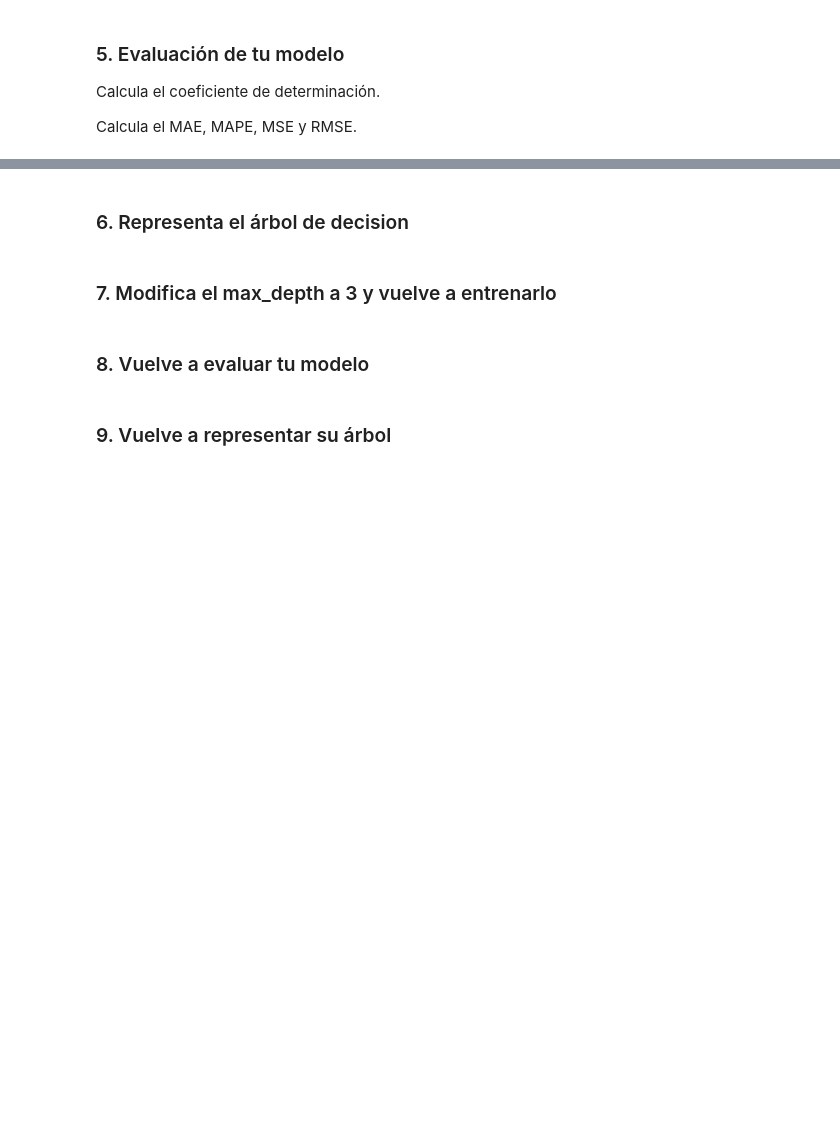
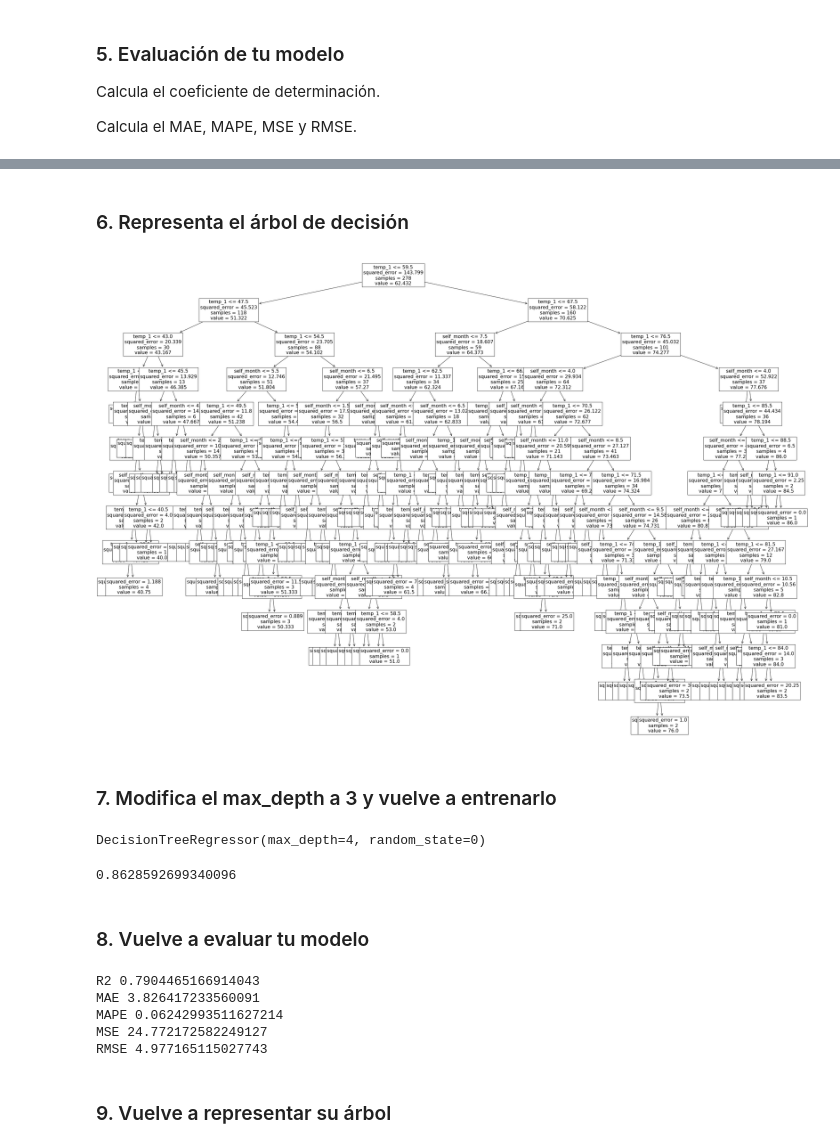
Before and after one commit to MNievas12/2304_dsft_thebridge, a Jupyter notebook: 3-Machine_Learning/1-Supervisado/3-RegorClass/5-Decision_Trees/ejercicio/DTrees_reg_class.ipynb, the cells around one changed output, grey strips where cells are left out. Cells and saved outputs as stored; diff of their text form; code cells hidden in the pictures; blank space fills up the shorter version.

```diff
--- a/3-Machine_Learning/1-Supervisado/3-RegorClass/5-Decision_Trees/ejercicio/DTrees_reg_class.ipynb
+++ b/3-Machine_Learning/1-Supervisado/3-RegorClass/5-Decision_Trees/ejercicio/DTrees_reg_class.ipynb
@@ -22,2 +186,12 @@ Son datos de temperaturas tomados de la ciudad de Seattle. El objetivo es intent
+# %%
+X = df[['temp_1', 'self_month']]
+y = df['actual']
+
+X_train, X_test, y_train, y_test = train_test_split(X,y,test_size=0.2, random_state=0)
+
+print(X_train.shape)
+print(X_test.shape)
+print(y_train.shape)
+print(y_test.shape)
 # %% [markdown]
 ### 4. Entrena el modelo
@@ -29,8 +230,38 @@ Calcula el MAE, MAPE, MSE y RMSE.
 # %% [markdown]
-### 6. Representa el árbol de decision
+### 6. Representa el árbol de decisión
+# %%
+plt.figure(figsize=(40,30))
+
+
+plot_tree(dtr, feature_names=X_train.columns, class_names='actual', fontsize=16);
+# %% [output]
+[figure, added]
 # %% [markdown]
 ### 7. Modifica el max_depth a 3 y vuelve a entrenarlo
+# %%
+dtr2 = DecisionTreeRegressor(max_depth=4, random_state=0)
+dtr2.fit(X_train, y_train)
+# %% [output]
+DecisionTreeRegressor(max_depth=4, random_state=0)
+# %%
+dtr2.score(X_train, y_train)
+# %% [output]
+0.8628592699340096
 # %% [markdown]
 ### 8. Vuelve a evaluar tu modelo
+# %%
+y_pred = dtr2.predict(X_test)
+
+print("R2", r2_score(y_test, y_pred))
+print("MAE", mean_absolute_error(y_test, y_pred))
+print("MAPE", mean_absolute_percentage_error(y_test, y_pred))
+print("MSE", mean_squared_error(y_test, y_pred))
+print("RMSE", np.sqrt(mean_squared_error(y_test, y_pred)))
+# %% [output]
+R2 0.7904465166914043
+MAE 3.826417233560091
+MAPE 0.06242993511627214
+MSE 24.772172582249127
+RMSE 4.977165115027743
 # %% [markdown]
 ### 9. Vuelve a representar su árbol
```
Also changed, not shown: parts of 48 cells of this notebook.
